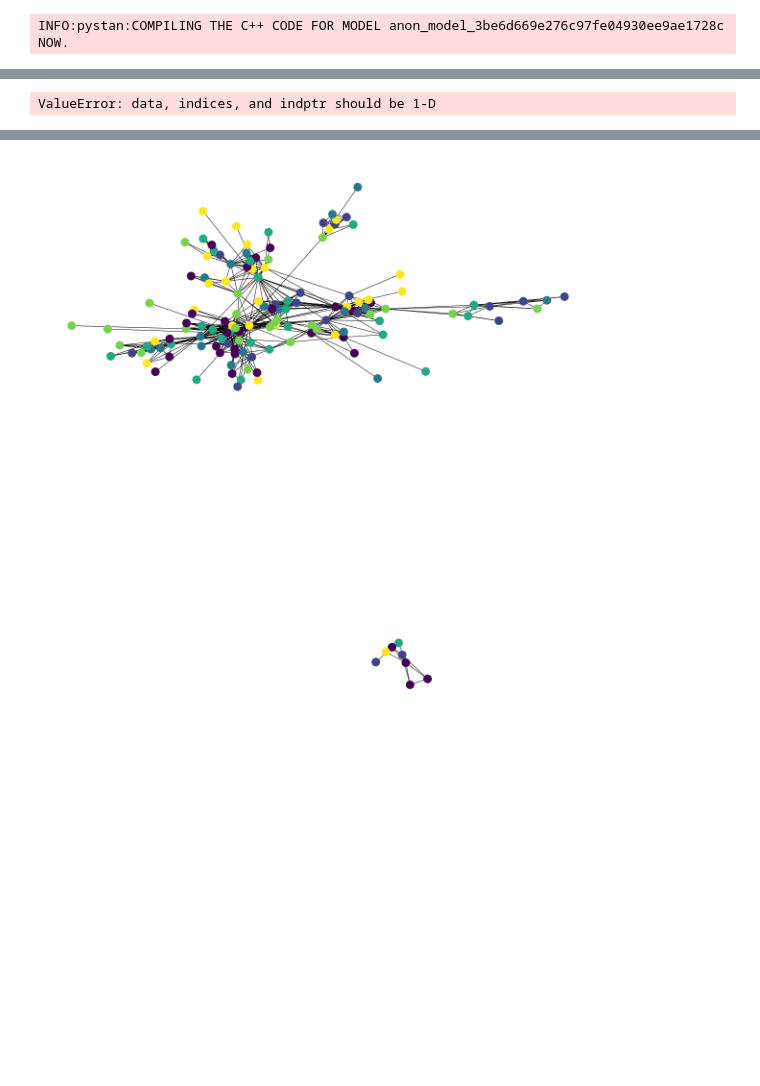
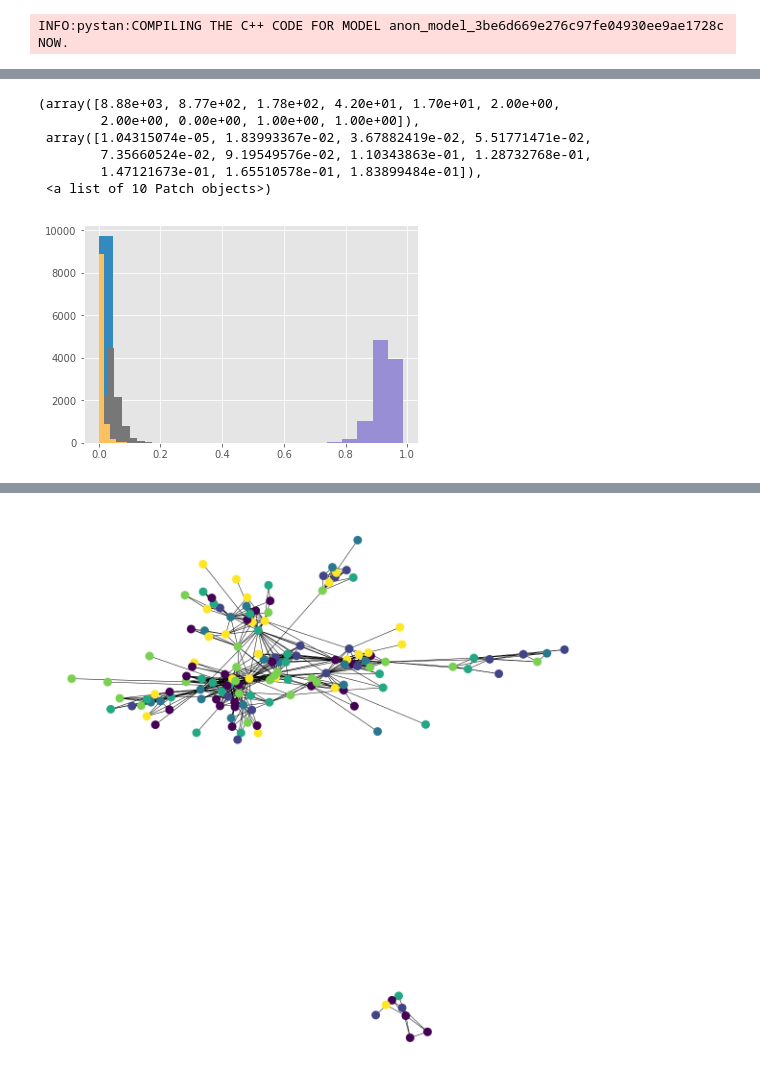
Before and after one commit to davidfrichhansen/mbml_project, a Jupyter notebook: notebooks/Untitled2.ipynb, the cells around one changed output, grey strips where cells are left out. Cells and saved outputs as stored; diff of their text form; code cells hidden in the pictures; blank space fills up the shorter version.

Commit message:
added some hist

```diff
--- a/notebooks/Untitled2.ipynb
+++ b/notebooks/Untitled2.ipynb
@@ -119,6 +119,6 @@ nx.draw(G, color='r', label = nodes["Label"], with_labels=True)
 # %%
 n = graph.shape[0]
-k = 6
+k = 5
 iterations = 10000
 alpha = np.ones(k)
 #alpha = sparse_alpha(5, k)
@@ -138,6 +135,0 @@ colnames = pi[1,1]
-# %%
-from sklearn.feature_extraction import DictVectorizer
-dictvectorizer = DictVectorizer(sparse=False)
-features = dictvectorizer.fit_transform(fitvar[0])
-# %% [output]
-ValueError: data, indices, and indptr should be 1-D
@@ -145,0 +139,15 @@ pi_hat = pystan_utils.vb_extract_variable(fit, "pi", var_type="matrix", dims=[k,
+# %%
+# Ned stark
+plt.hist(fitvar[0]['pi[76,1]'])
+plt.hist(fitvar[0]['pi[76,2]'])
+plt.hist(fitvar[0]['pi[76,3]'])
+plt.hist(fitvar[0]['pi[76,4]'])
+plt.hist(fitvar[0]['pi[76,5]'])
+# %% [output]
+(array([8.88e+03, 8.77e+02, 1.78e+02, 4.20e+01, 1.70e+01, 2.00e+00,
+        2.00e+00, 0.00e+00, 1.00e+00, 1.00e+00]),
+ array([1.04315074e-05, 1.83993367e-02, 3.67882419e-02, 5.51771471e-02,
+        7.35660524e-02, 9.19549576e-02, 1.10343863e-01, 1.28732768e-01,
+        1.47121673e-01, 1.65510578e-01, 1.83899484e-01]),
+ <a list of 10 Patch objects>)
+[figure, added]
```
Also changed, not shown: parts of 25 cells of this notebook.
